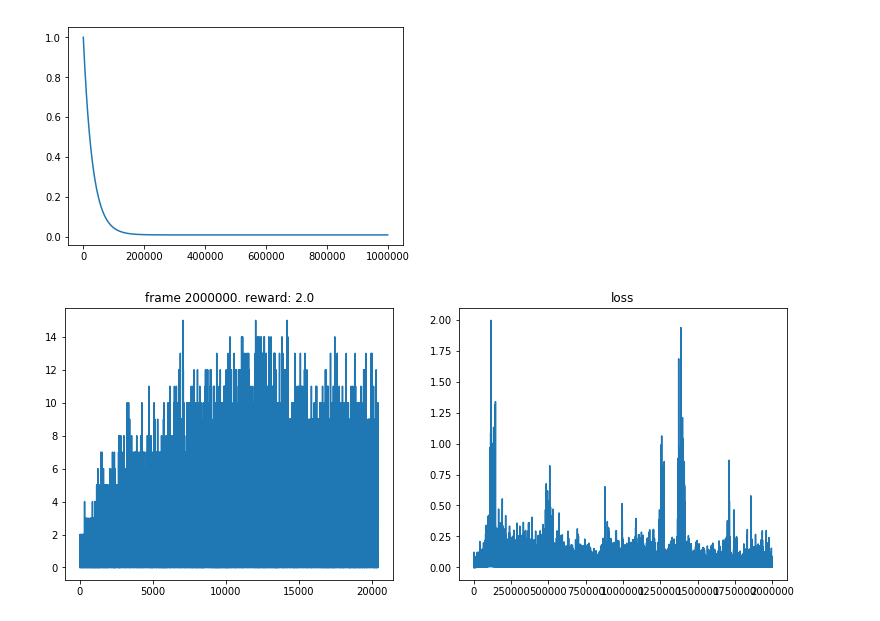
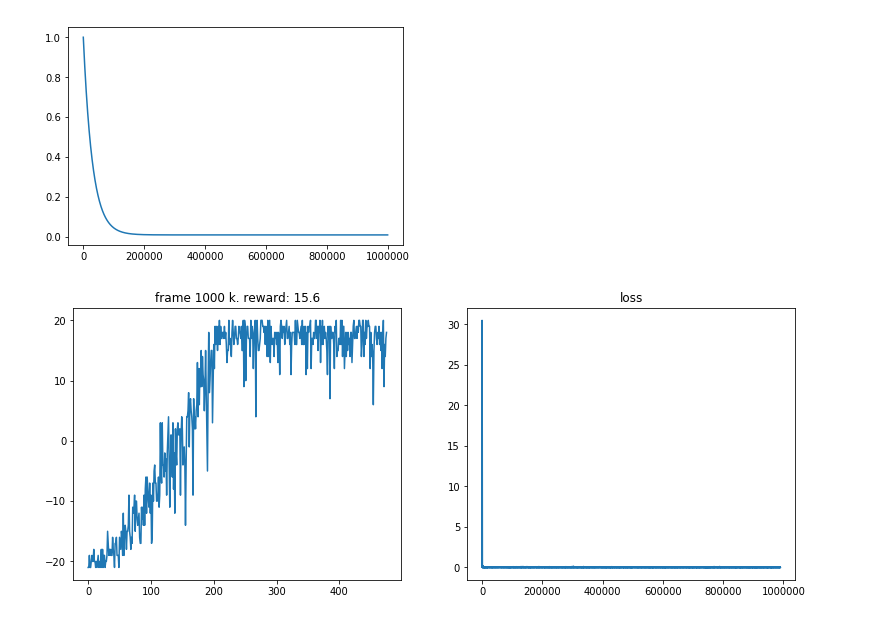
Before and after one commit to mannerslee/MachineLearningPythonStudy, a Jupyter notebook: DeepRL/Double dqn.ipynb, the cells around one changed output. Saved outputs shown, nothing was run; the diff lists cells and outputs as text; code cells hidden in the pictures.

Commit message:
change DDQN pong

```diff
--- a/DeepRL/Double dqn.ipynb
+++ b/DeepRL/Double dqn.ipynb
@@ -100,7 +100,7 @@ def plot(frame_idx, rewards, losses):
     clear_output(True)
     plt.figure(figsize=(20,5))
     plt.subplot(131)
-    plt.title('frame %s. reward: %s' % (frame_idx, np.mean(rewards[-10:])))
+    plt.title('frame %s k. reward: %s' % (int(frame_idx/1000), np.mean(rewards[-10:])))
     plt.plot(rewards)
     plt.subplot(132)
     plt.title('loss')
@@ -374,7 +374,7 @@ class ImageToPyTorch(gym.ObservationWrapper):
 def wrap_pytorch(env):
     return ImageToPyTorch(env)
 # %%
-env_id = "BreakoutNoFrameskip-v4"
+env_id = "PongNoFrameskip-v4"
 env    = make_atari(env_id)
 env    = wrap_deepmind(env)
 env    = wrap_pytorch(env)
@@ -451,38 +451,38 @@ plt.plot([epsilon_by_frame(i) for i in range(1000000)])
 [<matplotlib.lines.Line2D at 0x...>]
 [figure]
 # %%
-num_frames = 2000* 1000
+num_frames = 1000* 1000
 batch_size = 32
 gamma      = 0.99
 
 losses = []
 all_rewards = []
 episode_reward = 0
 
 state = env.reset()
 for frame_idx in range(1, num_frames + 1):
     epsilon = epsilon_by_frame(frame_idx)
     action = current_model.act(state, epsilon)
 
     next_state, reward, done, _ = env.step(action)
     replay_buffer.push(state, action, reward, next_state, done)
 
     state = next_state
     episode_reward += reward
 
     if done:
         state = env.reset()
         all_rewards.append(episode_reward)
         episode_reward = 0
 
     if len(replay_buffer) > replay_initial:
         loss = compute_td_loss(batch_size)
         losses.append(loss.data.item())
 
     if frame_idx % 1000 == 0:
         plot(frame_idx, all_rewards, losses)
 
     if frame_idx % 1000 == 0:
         update_target(current_model, target_model)
 # %% [output]
-[figure, old version]
+[figure, new version]
```
Also changed, not shown: parts of 1 cell of this notebook, 1 other file.
